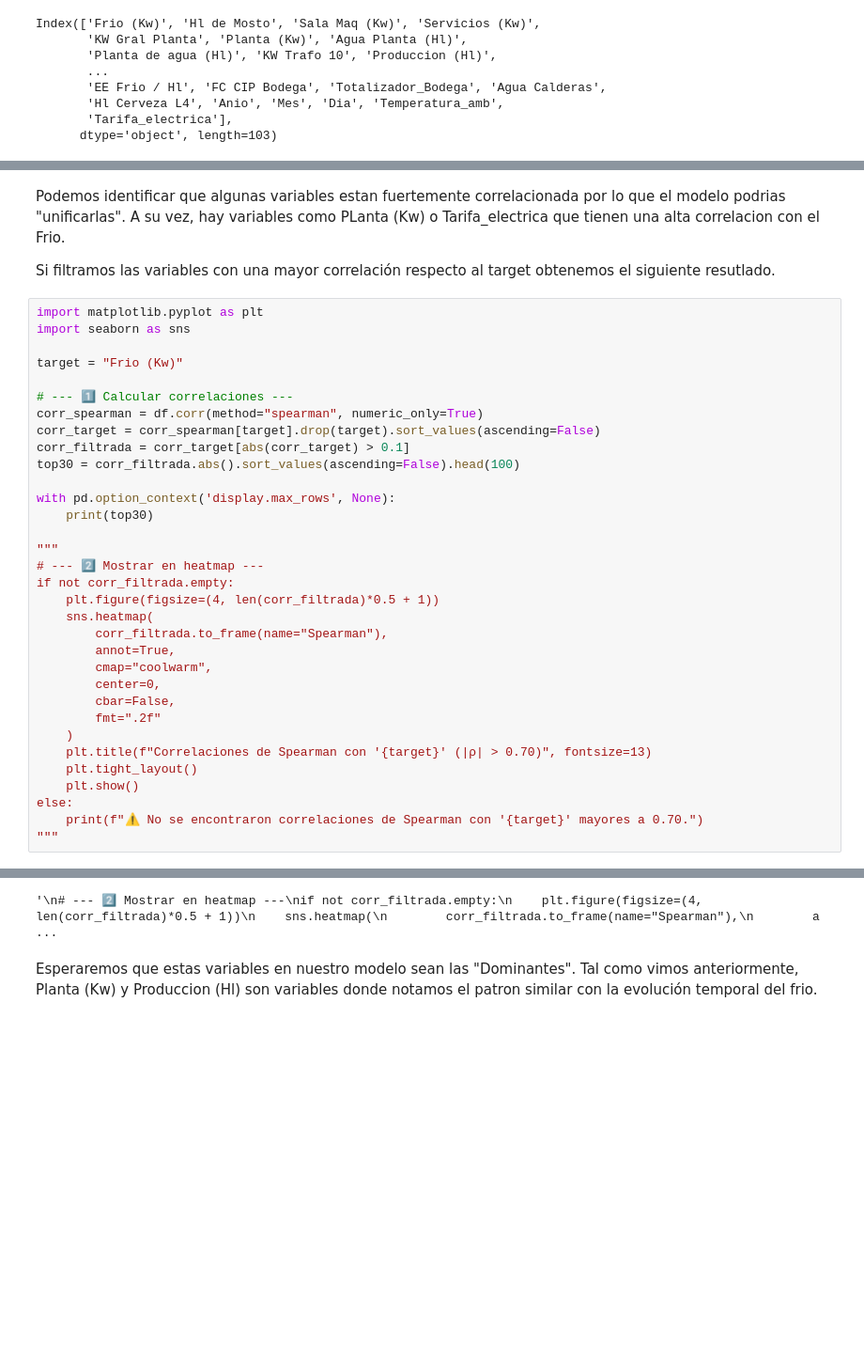
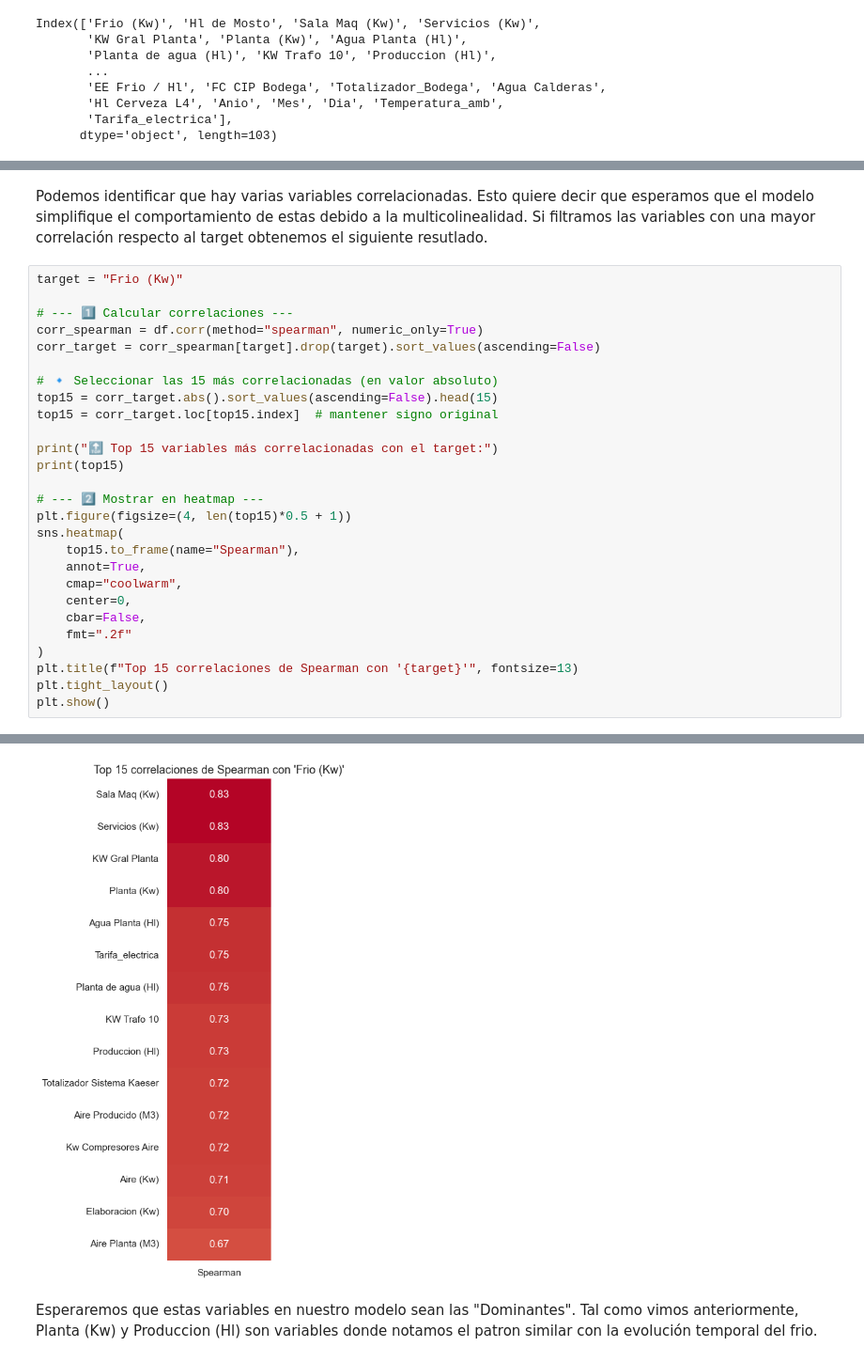
Before and after one commit to DayubMateo/MostoElMostro, a Jupyter notebook: notebooks/eda.ipynb, the cells around one changed output, grey strips where cells are left out. Shown at 94% size. Saved outputs shown, nothing was run; the diff lists cells and outputs as text; blank space fills up the shorter version.

```diff
--- a/notebooks/eda.ipynb
+++ b/notebooks/eda.ipynb
@@ -636,38 +628,31 @@ else:
 # %% [markdown]
-Podemos identificar que algunas variables estan fuertemente correlacionada por lo que el modelo podrias "unificarlas". A su vez, hay variables como PLanta (Kw) o Tarifa_electrica que tienen una alta correlacion con el Frio.
-
+Podemos identificar que hay varias variables correlacionadas. Esto quiere decir que esperamos que el modelo simplifique el comportamiento de estas debido a la multicolinealidad.
 Si filtramos las variables con una mayor correlación respecto al target obtenemos el siguiente resutlado.
 # %%
-import matplotlib.pyplot as plt
-import seaborn as sns
-
 target = "Frio (Kw)"
 
 # --- 1️⃣ Calcular correlaciones ---
 corr_spearman = df.corr(method="spearman", numeric_only=True)
 corr_target = corr_spearman[target].drop(target).sort_values(ascending=False)
-corr_filtrada = corr_target[abs(corr_target) > 0.1]
-top30 = corr_filtrada.abs().sort_values(ascending=False).head(100)
 
-with pd.option_context('display.max_rows', None):
-    print(top30)
+# 🔹 Seleccionar las 15 más correlacionadas (en valor absoluto)
+top15 = corr_target.abs().sort_values(ascending=False).head(15)
+top15 = corr_target.loc[top15.index]  # mantener signo original
 
-"""
+print("🔝 Top 15 variables más correlacionadas con el target:")
+print(top15)
+
 # --- 2️⃣ Mostrar en heatmap ---
-if not corr_filtrada.empty:
-    plt.figure(figsize=(4, len(corr_filtrada)*0.5 + 1))
-    sns.heatmap(
-        corr_filtrada.to_frame(name="Spearman"),
-        annot=True,
-        cmap="coolwarm",
-        center=0,
-        cbar=False,
-        fmt=".2f"
-    )
-    plt.title(f"Correlaciones de Spearman con '{target}' (|ρ| > 0.70)", fontsize=13)
-    plt.tight_layout()
-    plt.show()
-else:
-    print(f"⚠️ No se encontraron correlaciones de Spearman con '{target}' mayores a 0.70.")
-"""
+plt.figure(figsize=(4, len(top15)*0.5 + 1))
+sns.heatmap(
+    top15.to_frame(name="Spearman"),
+    annot=True,
+    cmap="coolwarm",
+    center=0,
+    cbar=False,
+    fmt=".2f"
+)
+plt.title(f"Top 15 correlaciones de Spearman con '{target}'", fontsize=13)
+plt.tight_layout()
+plt.show()
 # %% [output]
@@ -690,4 +675,4 @@ Temperatura_amb               0.325602
 Name: Frio (Kw), dtype: float64
-'\n# --- 2️⃣ Mostrar en heatmap ---\nif not corr_filtrada.empty:\n    plt.figure(figsize=(4, len(corr_filtrada)*0.5 + 1))\n    sns.heatmap(\n        corr_filtrada.to_frame(name="Spearman"),\n        a ...
+[figure, added]
 # %% [markdown]
 Esperaremos que estas variables en nuestro modelo sean las "Dominantes". Tal como vimos anteriormente, Planta (Kw) y Produccion (Hl) son variables donde notamos el patron similar con la evolución temporal del frio.
```
Also changed, not shown: parts of 18 cells of this notebook.
